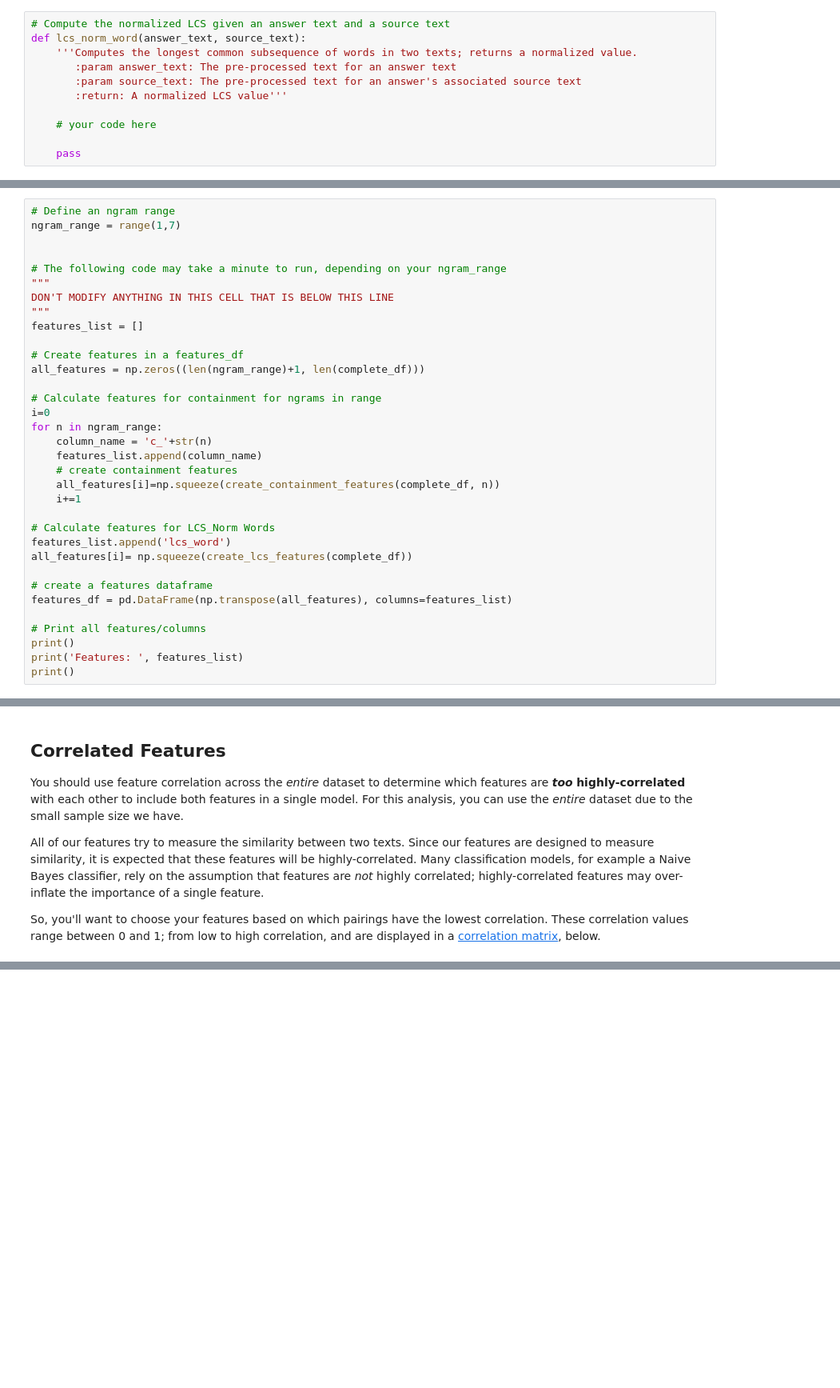
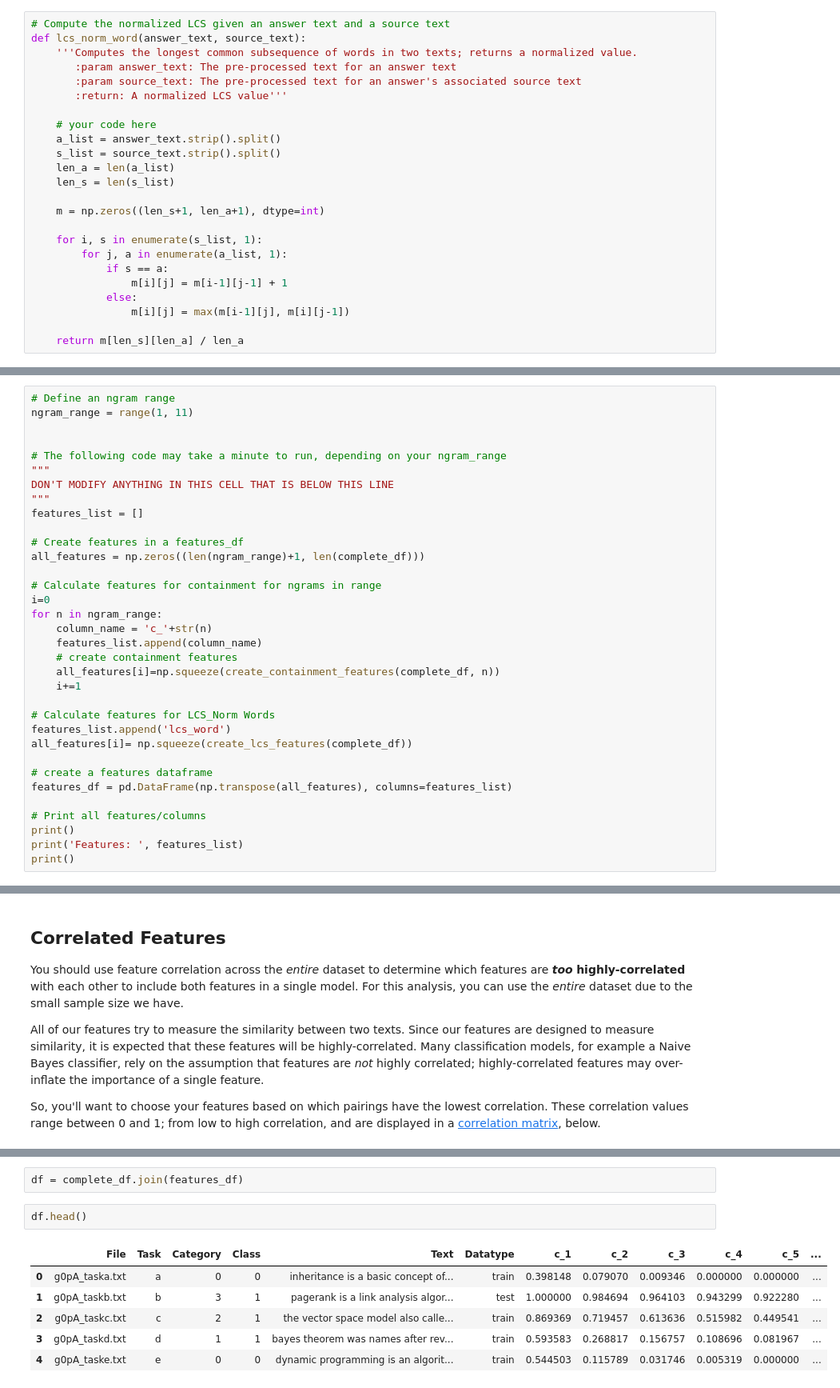
Before and after one commit to cixuuz/plagiarism-detector, a Jupyter notebook: 2_Plagiarism_Feature_Engineering.ipynb, the cells around one changed output, grey strips where cells are left out. Shown: that part at 80% size. Drawn from its saved outputs; the diff is of its cells as text; blank space fills up the shorter version.

```diff
--- a/2_Plagiarism_Feature_Engineering.ipynb
+++ b/2_Plagiarism_Feature_Engineering.ipynb
@@ -528,8 +516,21 @@ def lcs_norm_word(answer_text, source_text):
        :return: A normalized LCS value'''
 
     # your code here
+    a_list = answer_text.strip().split()
+    s_list = source_text.strip().split()
+    len_a = len(a_list)
+    len_s = len(s_list)
 
-    pass
+    m = np.zeros((len_s+1, len_a+1), dtype=int)
+
+    for i, s in enumerate(s_list, 1):
+        for j, a in enumerate(a_list, 1):
+            if s == a:
+                m[i][j] = m[i-1][j-1] + 1
+            else:
+                m[i][j] = max(m[i-1][j], m[i][j-1])
+
+    return m[len_s][len_a] / len_a
 # %% [markdown]
 ### Test cells
 
@@ -675,7 +687,7 @@ You'll want to create at least 6 features to choose from as you think about whic
 In the below cell **define an n-gram range**; these will be the n's you use to create n-gram containment features. The rest of the feature creation code is provided.
 # %%
 # Define an ngram range
-ngram_range = range(1,7)
+ngram_range = range(1, 11)
 
 
 # The following code may take a minute to run, depending on your ngram_range
@@ -747,3 +802,14 @@ Recall that the `complete_df` has a `Datatype` column that indicates whether dat
+# %%
+df = complete_df.join(features_df)
+# %%
+df.head()
+# %% [output]
+|  | File | Task | Category | Class | Text | Datatype | c_1 | c_2 | c_3 | c_4 | c_5 | ... |
+| 0 | g0pA_taska.txt | a | 0 | 0 | inheritance is a basic concept of... | train | 0.398148 | 0.079070 | 0.009346 | 0.000000 | 0.000000 | ... |
+| 1 | g0pA_taskb.txt | b | 3 | 1 | pagerank is a link analysis algor... | test | 1.000000 | 0.984694 | 0.964103 | 0.943299 | 0.922280 | ... |
+| 2 | g0pA_taskc.txt | c | 2 | 1 | the vector space model also calle... | train | 0.869369 | 0.719457 | 0.613636 | 0.515982 | 0.449541 | ... |
+| 3 | g0pA_taskd.txt | d | 1 | 1 | bayes theorem was names after rev... | train | 0.593583 | 0.268817 | 0.156757 | 0.108696 | 0.081967 | ... |
+| 4 | g0pA_taske.txt | e | 0 | 0 | dynamic programming is an algorit... | train | 0.544503 | 0.115789 | 0.031746 | 0.005319 | 0.000000 | ... |
 # %%
 # Takes in dataframes and a list of selected features (column names)
 # and returns (train_x, train_y), (test_x, test_y)
```
Also changed, not shown: parts of 21 cells of this notebook, 5 other files.
